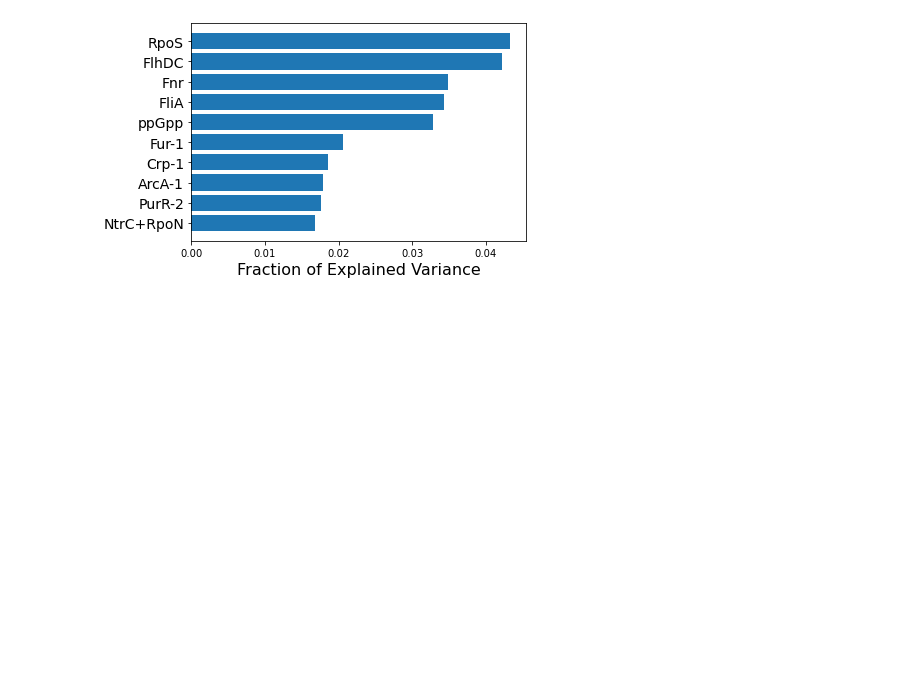
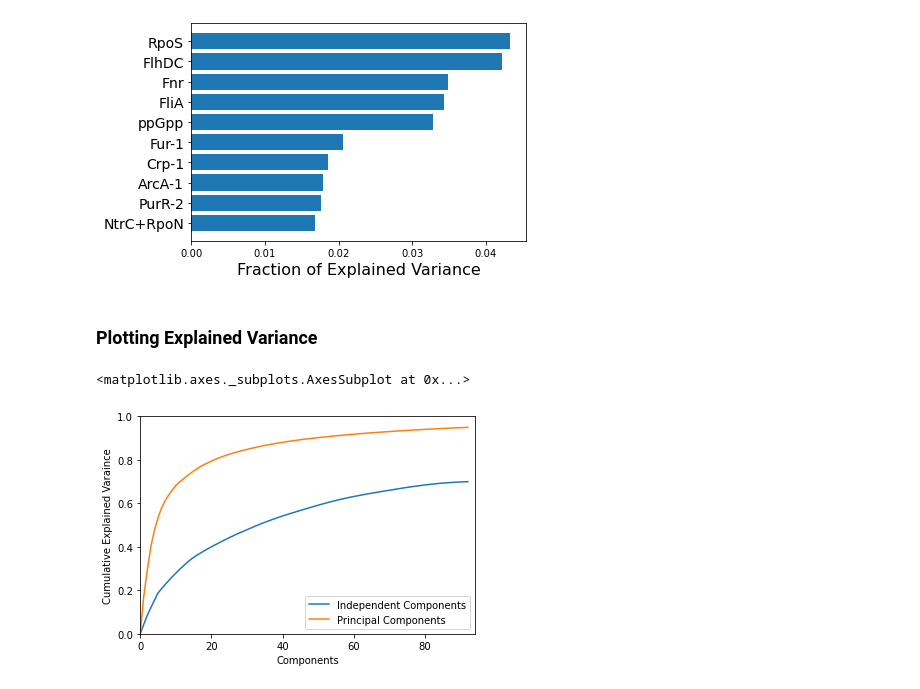
Before and after one commit to SBRG/pymodulon, a Jupyter notebook: docs/tutorials/additional_functions.ipynb, the cells around one changed output. Drawn from its saved outputs; the diff is of its cells as text; code cells hidden in the pictures; blank space fills up the shorter version.

Commit message:
feature: Added plot_explained_variance function

```diff
--- a/docs/tutorials/additional_functions.ipynb
+++ b/docs/tutorials/additional_functions.ipynb
@@ -80,3 +80,5 @@ new_labels = [x if x != 'uncharacterized-5' else 'ppGpp' for x in df_rec_var.hea
 plt.yticks(range(10,0,-1),labels=new_labels,fontsize=14);
 # %% [output]
 [figure]
+# %% [markdown]
+### Plotting Explained Variance
@@ -82,0 +87,5 @@ plt.yticks(range(10,0,-1),labels=new_labels,fontsize=14);
+# %%
+plot_explained_variance(ica_data, pc=True)
+# %% [output]
+<matplotlib.axes._subplots.AxesSubplot at 0x...>
+[figure, added]
```
Also changed, not shown: parts of 2 cells of this notebook, 2 other files.
